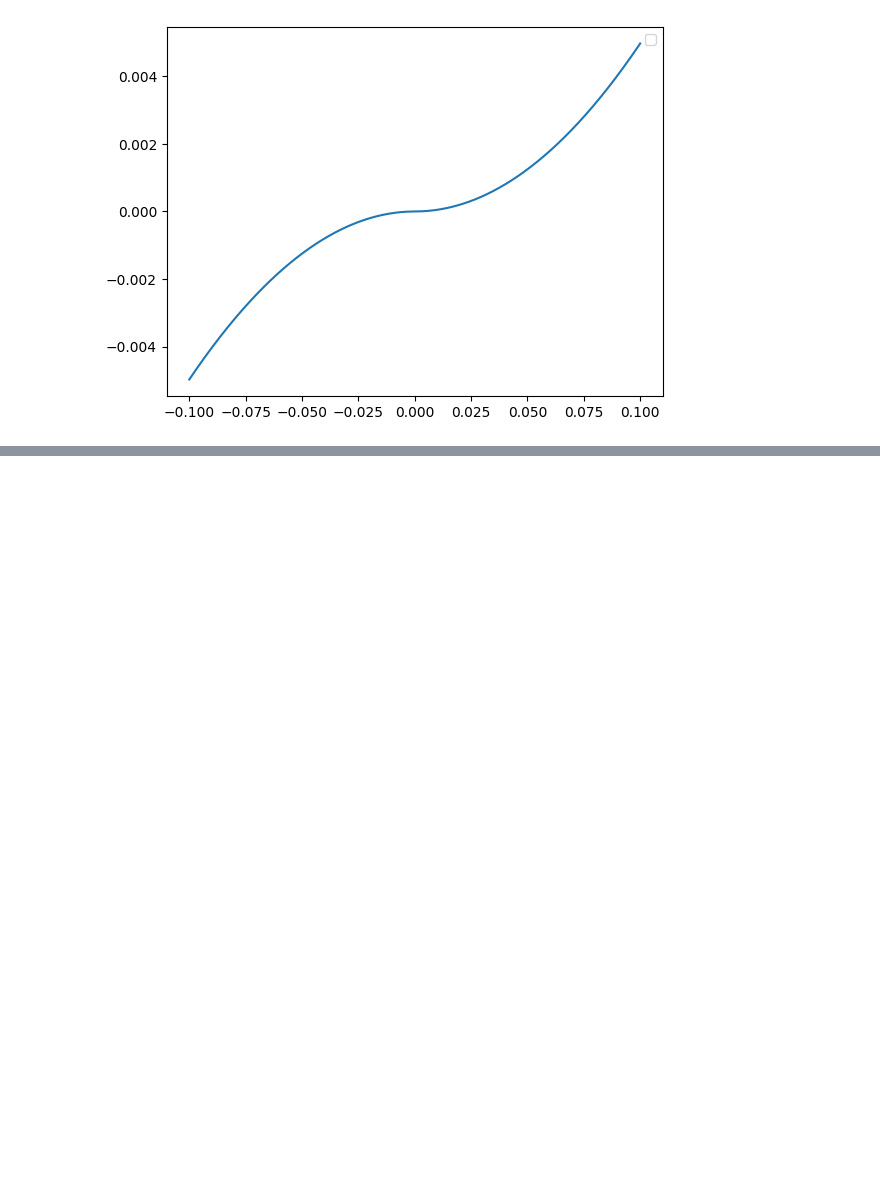
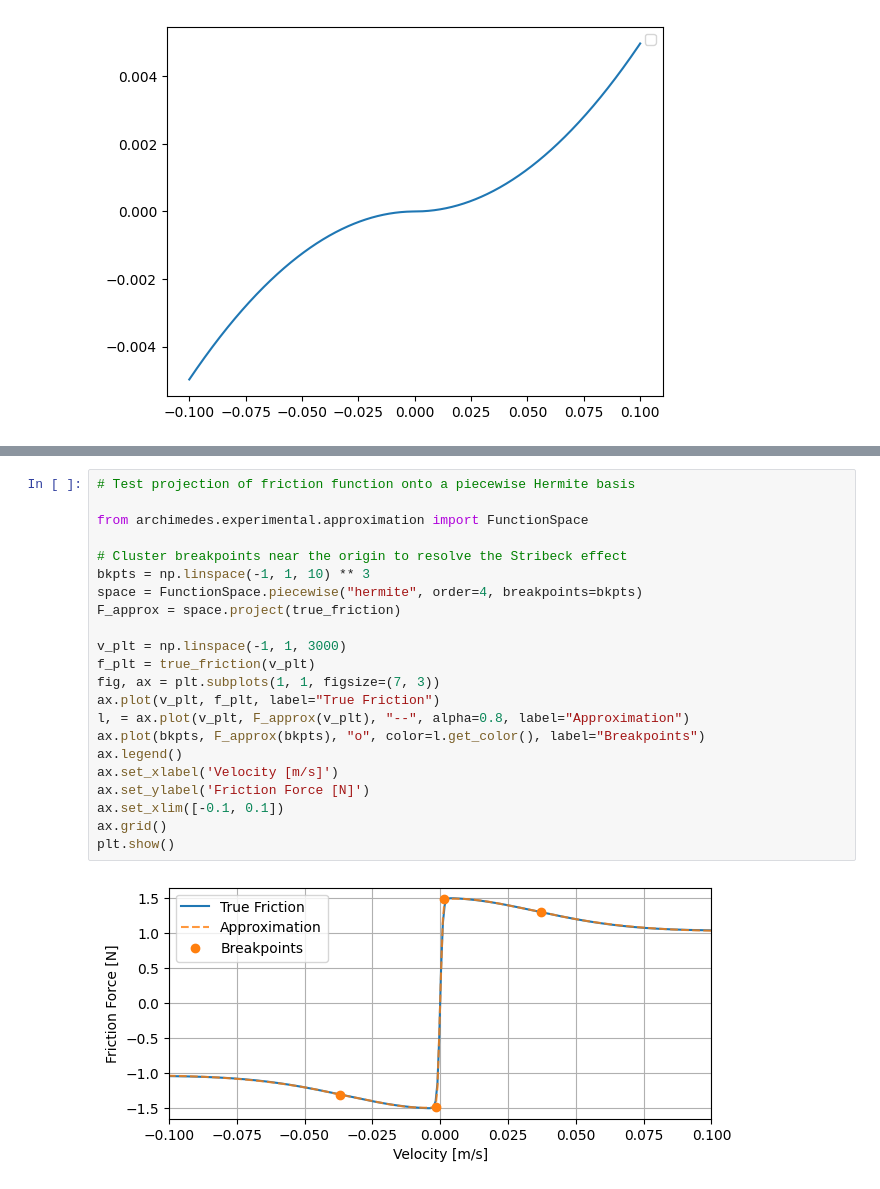
Before and after one commit to PineTreeLabs/archimedes, a Jupyter notebook: docs/source/tutorials/approximation/sysid.ipynb, the cells around one changed output, grey strips where cells are left out. Cells and saved outputs as stored; diff of their text form; blank space fills up the shorter version.

```diff
--- a/docs/source/tutorials/approximation/sysid.ipynb
+++ b/docs/source/tutorials/approximation/sysid.ipynb
@@ -74,5 +102,29 @@ ax.grid()
 plt.show()
 # %% [output]
 [figure]
+# %%
+# Test projection of friction function onto a piecewise Hermite basis
+
+from archimedes.experimental.approximation import FunctionSpace
+
+# Cluster breakpoints near the origin to resolve the Stribeck effect
+bkpts = np.linspace(-1, 1, 10) ** 3
+space = FunctionSpace.piecewise("hermite", order=4, breakpoints=bkpts)
+F_approx = space.project(true_friction)
+
+v_plt = np.linspace(-1, 1, 3000)
+f_plt = true_friction(v_plt)
+fig, ax = plt.subplots(1, 1, figsize=(7, 3))
+ax.plot(v_plt, f_plt, label="True Friction")
+l, = ax.plot(v_plt, F_approx(v_plt), "--", alpha=0.8, label="Approximation")
+ax.plot(bkpts, F_approx(bkpts), "o", color=l.get_color(), label="Breakpoints")
+ax.legend()
+ax.set_xlabel('Velocity [m/s]')
+ax.set_ylabel('Friction Force [N]')
+ax.set_xlim([-0.1, 0.1])
+ax.grid()
+plt.show()
+# %% [output]
+[figure, added]
 # %%
 
```
Also changed, not shown: parts of 8 cells of this notebook, 5 other files.
